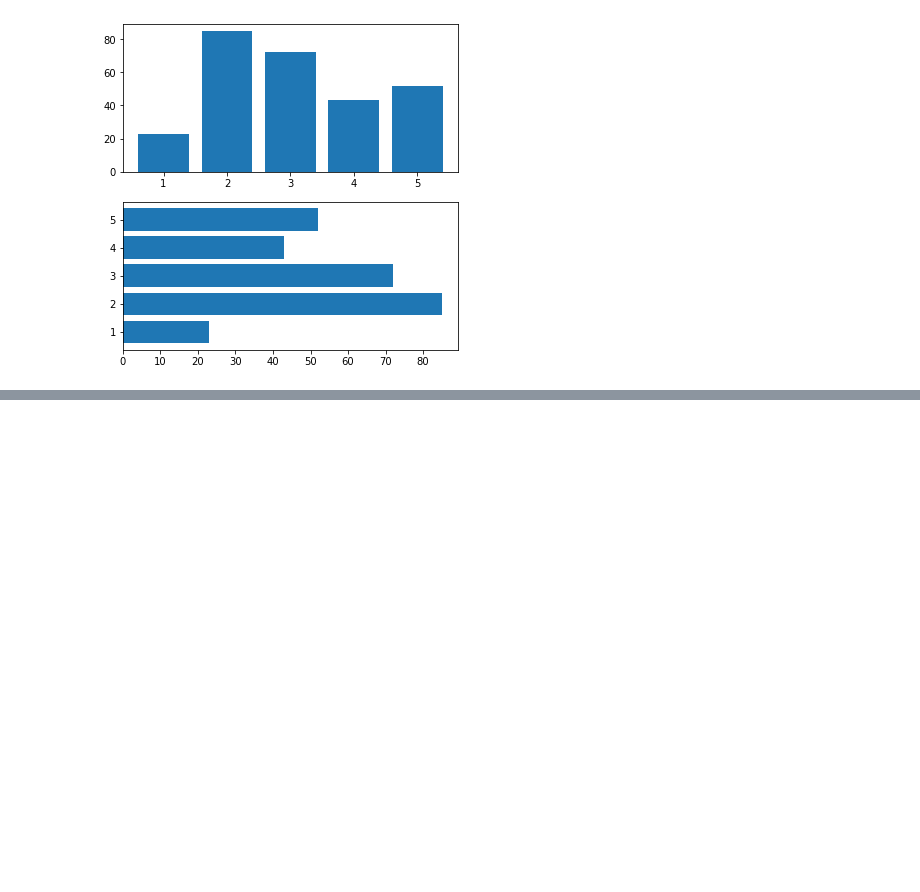
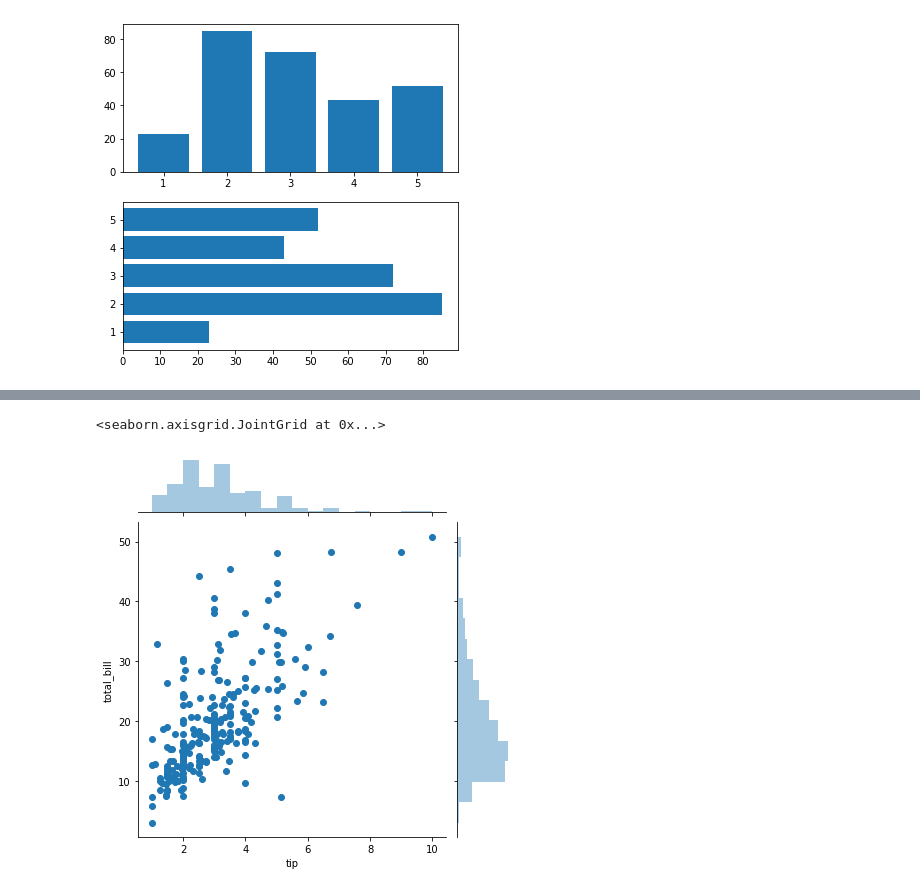
Before and after one commit to SethChloe/improved-train, a Jupyter notebook: mypython/mynotebook.ipynb, the cells around one changed output, grey strips where cells are left out. Cells and saved outputs as stored; diff of their text form; code cells hidden in the pictures; blank space fills up the shorter version.

```diff
--- a/mypython/mynotebook.ipynb
+++ b/mypython/mynotebook.ipynb
@@ -173,0 +196,6 @@ def linear_regression(x, y):
+# %%
+# 多变量分布图
+sns.jointplot(x='tip',y='total_bill',data=tips)
+# %% [output]
+<seaborn.axisgrid.JointGrid at 0x...>
+[figure, added]
```
Also changed, not shown: parts of 10 cells of this notebook.
